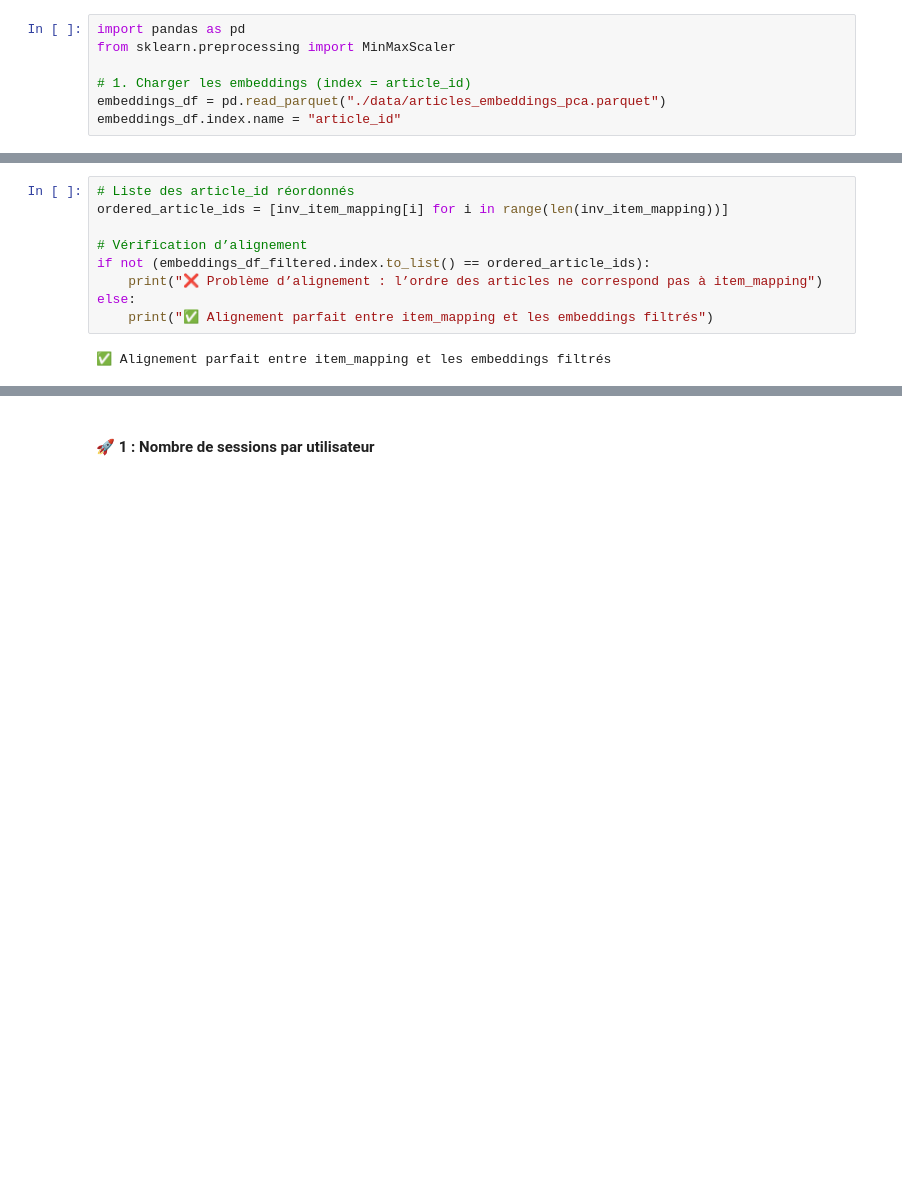
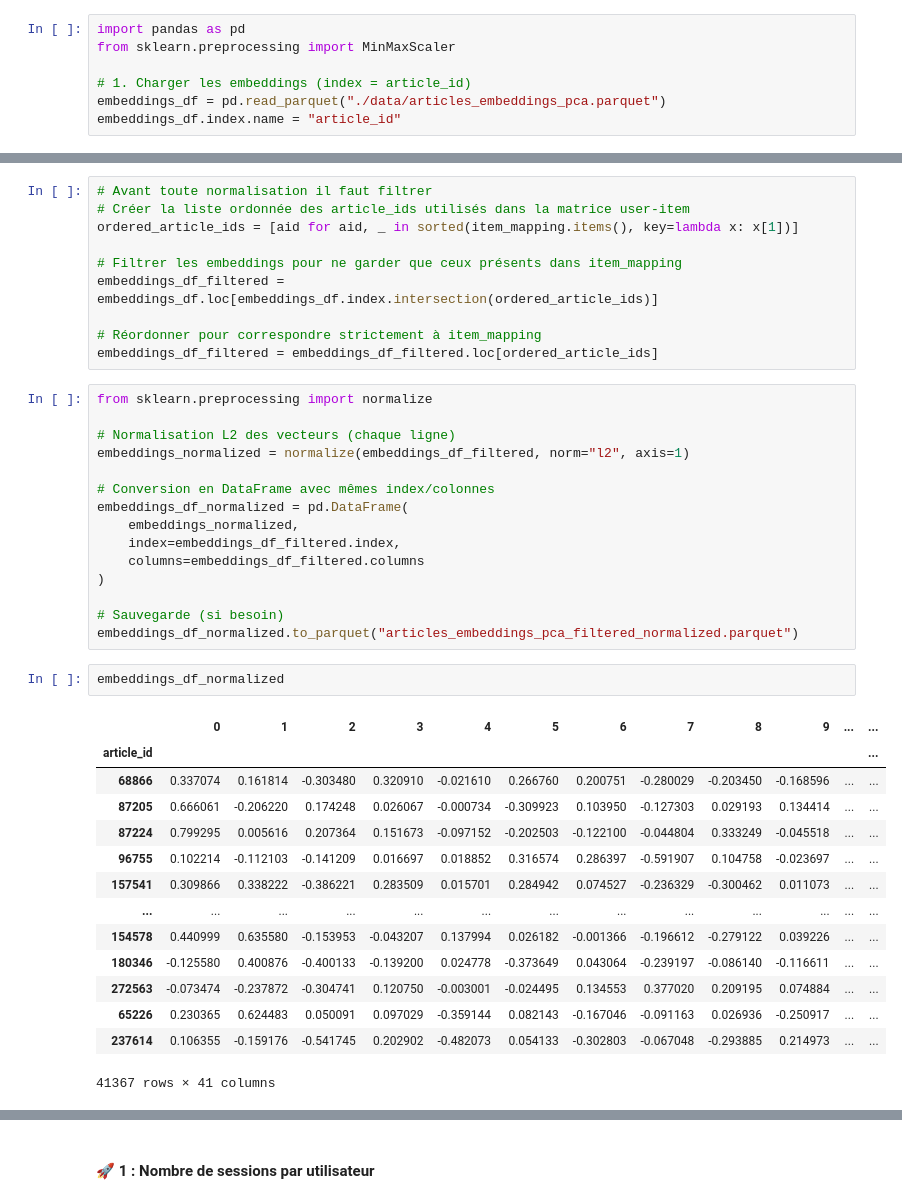
Before and after one commit to cecile-aie/oc_aie_p10, a Jupyter notebook: hybrid_lightfm_modelisation.ipynb, the cells around one changed output, grey strips where cells are left out. Cells and saved outputs as stored; diff of their text form; blank space fills up the shorter version.

```diff
--- a/hybrid_lightfm_modelisation.ipynb
+++ b/hybrid_lightfm_modelisation.ipynb
@@ -1068,13 +1070,44 @@ embeddings_df_filtered
-# %%
-# Liste des article_id réordonnés
-ordered_article_ids = [inv_item_mapping[i] for i in range(len(inv_item_mapping))]
-
-# Vérification d’alignement
-if not (embeddings_df_filtered.index.to_list() == ordered_article_ids):
-    print("❌ Problème d’alignement : l’ordre des articles ne correspond pas à item_mapping")
-else:
-    print("✅ Alignement parfait entre item_mapping et les embeddings filtrés")
-# %% [output]
-✅ Alignement parfait entre item_mapping et les embeddings filtrés
+# %%
+# Avant toute normalisation il faut filtrer
+# Créer la liste ordonnée des article_ids utilisés dans la matrice user-item
+ordered_article_ids = [aid for aid, _ in sorted(item_mapping.items(), key=lambda x: x[1])]
+
+# Filtrer les embeddings pour ne garder que ceux présents dans item_mapping
+embeddings_df_filtered = embeddings_df.loc[embeddings_df.index.intersection(ordered_article_ids)]
+
+# Réordonner pour correspondre strictement à item_mapping
+embeddings_df_filtered = embeddings_df_filtered.loc[ordered_article_ids]
+# %%
+from sklearn.preprocessing import normalize
+
+# Normalisation L2 des vecteurs (chaque ligne)
+embeddings_normalized = normalize(embeddings_df_filtered, norm="l2", axis=1)
+
+# Conversion en DataFrame avec mêmes index/colonnes
+embeddings_df_normalized = pd.DataFrame(
+    embeddings_normalized,
+    index=embeddings_df_filtered.index,
+    columns=embeddings_df_filtered.columns
+)
+
+# Sauvegarde (si besoin)
+embeddings_df_normalized.to_parquet("articles_embeddings_pca_filtered_normalized.parquet")
+# %%
+embeddings_df_normalized
+# %% [output]
+|  | 0 | 1 | 2 | 3 | 4 | 5 | 6 | 7 | 8 | 9 | ... | ... |
+| article_id |  |  |  |  |  |  |  |  |  |  |  | ... |
+| 68866 | 0.337074 | 0.161814 | -0.303480 | 0.320910 | -0.021610 | 0.266760 | 0.200751 | -0.280029 | -0.203450 | -0.168596 | ... | ... |
+| 87205 | 0.666061 | -0.206220 | 0.174248 | 0.026067 | -0.000734 | -0.309923 | 0.103950 | -0.127303 | 0.029193 | 0.134414 | ... | ... |
+| 87224 | 0.799295 | 0.005616 | 0.207364 | 0.151673 | -0.097152 | -0.202503 | -0.122100 | -0.044804 | 0.333249 | -0.045518 | ... | ... |
+| 96755 | 0.102214 | -0.112103 | -0.141209 | 0.016697 | 0.018852 | 0.316574 | 0.286397 | -0.591907 | 0.104758 | -0.023697 | ... | ... |
+| 157541 | 0.309866 | 0.338222 | -0.386221 | 0.283509 | 0.015701 | 0.284942 | 0.074527 | -0.236329 | -0.300462 | 0.011073 | ... | ... |
+| ... | ... | ... | ... | ... | ... | ... | ... | ... | ... | ... | ... | ... |
+| 154578 | 0.440999 | 0.635580 | -0.153953 | -0.043207 | 0.137994 | 0.026182 | -0.001366 | -0.196612 | -0.279122 | 0.039226 | ... | ... |
+| 180346 | -0.125580 | 0.400876 | -0.400133 | -0.139200 | 0.024778 | -0.373649 | 0.043064 | -0.239197 | -0.086140 | -0.116611 | ... | ... |
+| 272563 | -0.073474 | -0.237872 | -0.304741 | 0.120750 | -0.003001 | -0.024495 | 0.134553 | 0.377020 | 0.209195 | 0.074884 | ... | ... |
+| 65226 | 0.230365 | 0.624483 | 0.050091 | 0.097029 | -0.359144 | 0.082143 | -0.167046 | -0.091163 | 0.026936 | -0.250917 | ... | ... |
+| 237614 | 0.106355 | -0.159176 | -0.541745 | 0.202902 | -0.482073 | 0.054133 | -0.302803 | -0.067048 | -0.293885 | 0.214973 | ... | ... |
+41367 rows × 41 columns
 # %%
 expected_shape = (len(item_mapping), embeddings_df.shape[1])
```
Also changed, not shown: parts of 162 cells of this notebook.
